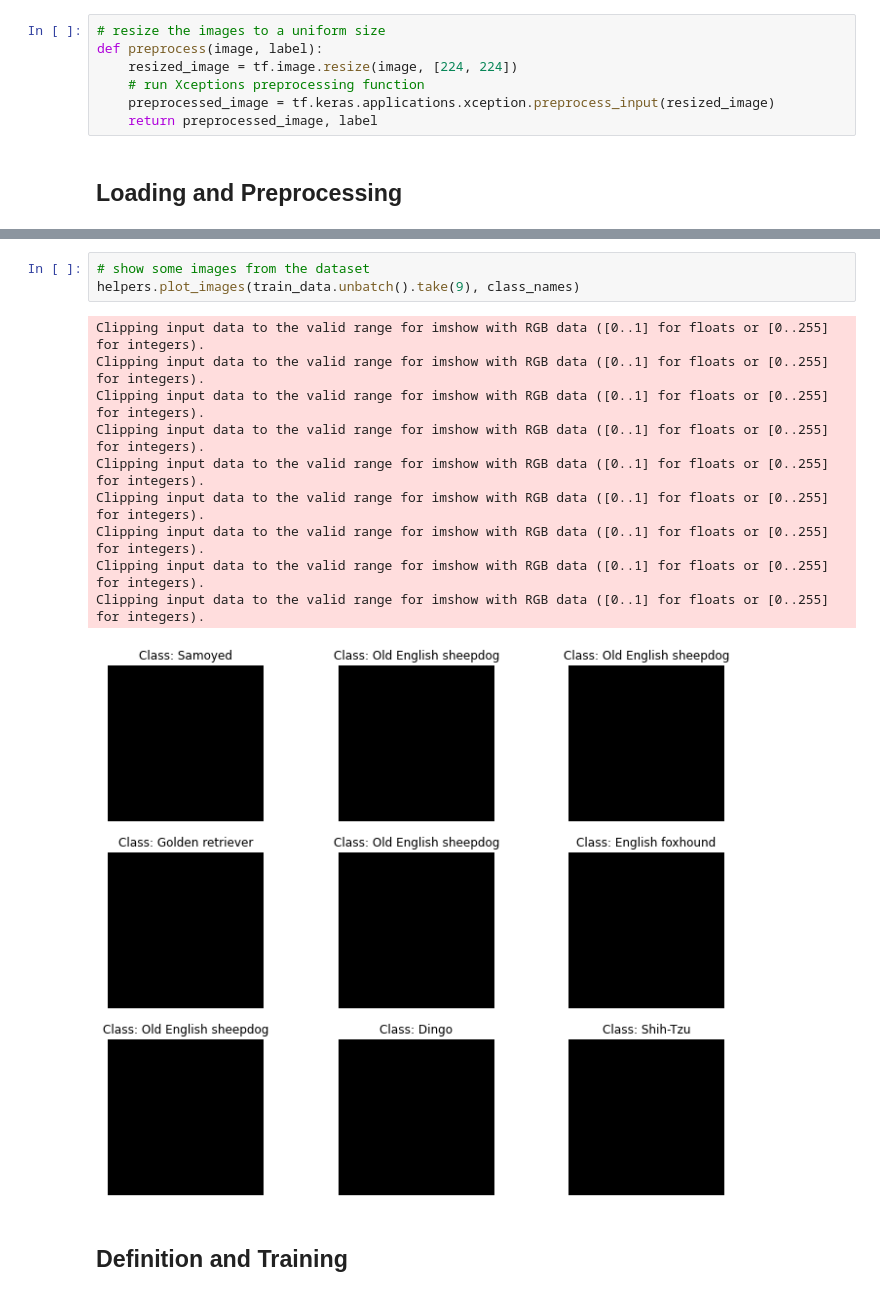
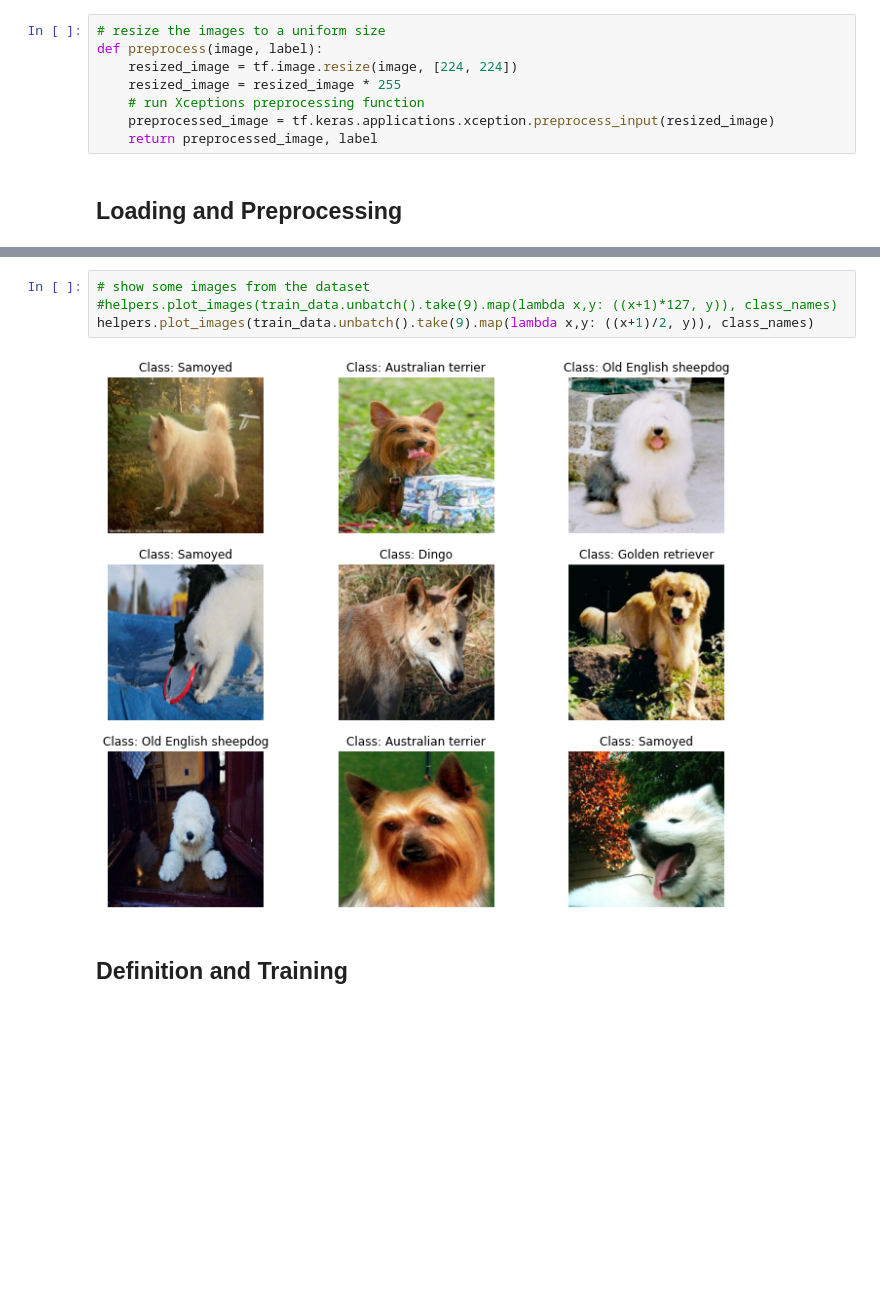
Before and after one commit to psio3123/openhpi_neuralnets2020, a Jupyter notebook: openHPI_week4transfer.ipynb, the cells around one changed output, grey strips where cells are left out. Saved outputs shown, nothing was run; the diff lists cells and outputs as text; blank space fills up the shorter version.

```diff
--- a/openHPI_week4transfer.ipynb
+++ b/openHPI_week4transfer.ipynb
@@ -48,6 +48,7 @@ Requirement already satisfied, skipping upgrade: chardet<3.1.0,>=3.0.2 in /usr/l
 # resize the images to a uniform size
 def preprocess(image, label):
     resized_image = tf.image.resize(image, [224, 224])
+    resized_image = resized_image * 255
     # run Xceptions preprocessing function
     preprocessed_image = tf.keras.applications.xception.preprocess_input(resized_image)
     return preprocessed_image, label
@@ -74,17 +74,9 @@ Loaded 3929 images
 # %%
 # show some images from the dataset
-helpers.plot_images(train_data.unbatch().take(9), class_names)
+#helpers.plot_images(train_data.unbatch().take(9).map(lambda x,y: ((x+1)*127, y)), class_names)
+helpers.plot_images(train_data.unbatch().take(9).map(lambda x,y: ((x+1)/2, y)), class_names)
 # %% [output]
-Clipping input data to the valid range for imshow with RGB data ([0..1] for floats or [0..255] for integers).
-Clipping input data to the valid range for imshow with RGB data ([0..1] for floats or [0..255] for integers).
-Clipping input data to the valid range for imshow with RGB data ([0..1] for floats or [0..255] for integers).
-Clipping input data to the valid range for imshow with RGB data ([0..1] for floats or [0..255] for integers).
-Clipping input data to the valid range for imshow with RGB data ([0..1] for floats or [0..255] for integers).
-Clipping input data to the valid range for imshow with RGB data ([0..1] for floats or [0..255] for integers).
-Clipping input data to the valid range for imshow with RGB data ([0..1] for floats or [0..255] for integers).
-Clipping input data to the valid range for imshow with RGB data ([0..1] for floats or [0..255] for integers).
-Clipping input data to the valid range for imshow with RGB data ([0..1] for floats or [0..255] for integers).
-[figure, old version]
+[figure, new version]
 # %% [markdown]
 ## Definition and Training
 # %%
```
Also changed, not shown: parts of 6 cells of this notebook.
